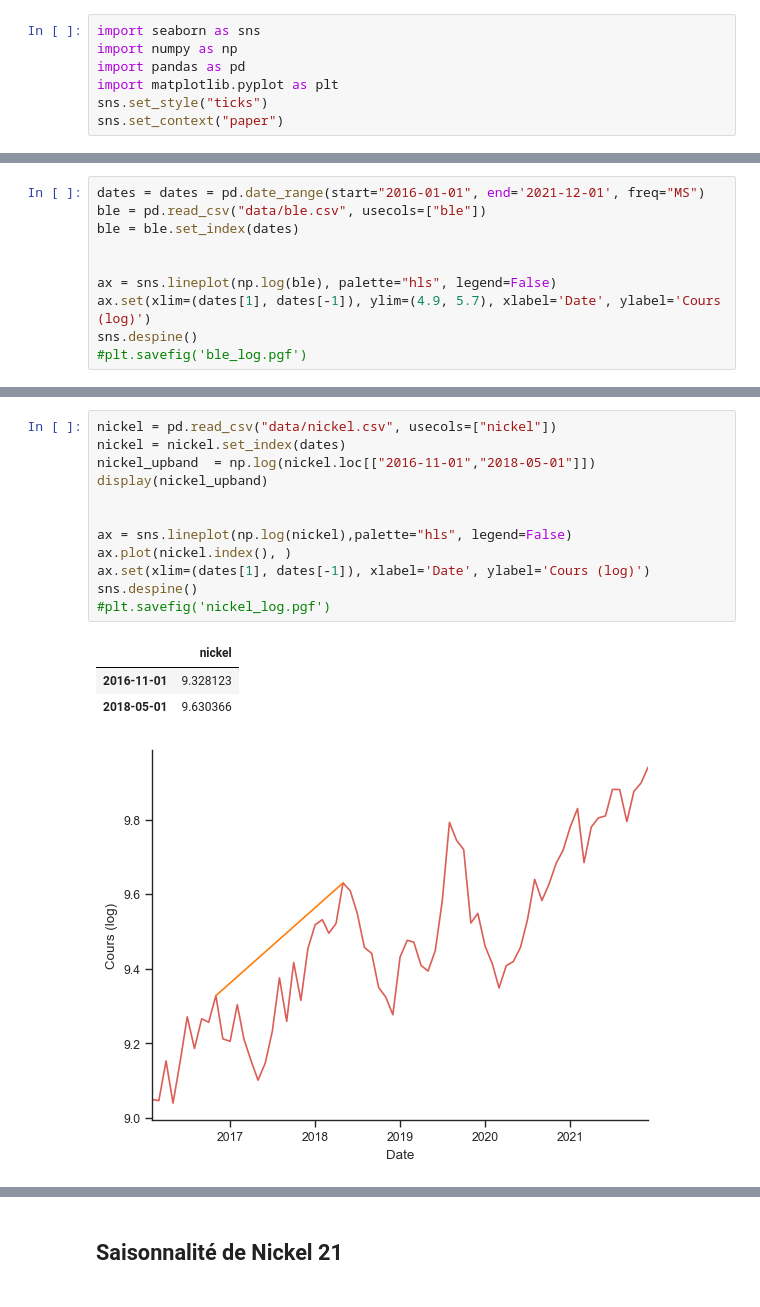
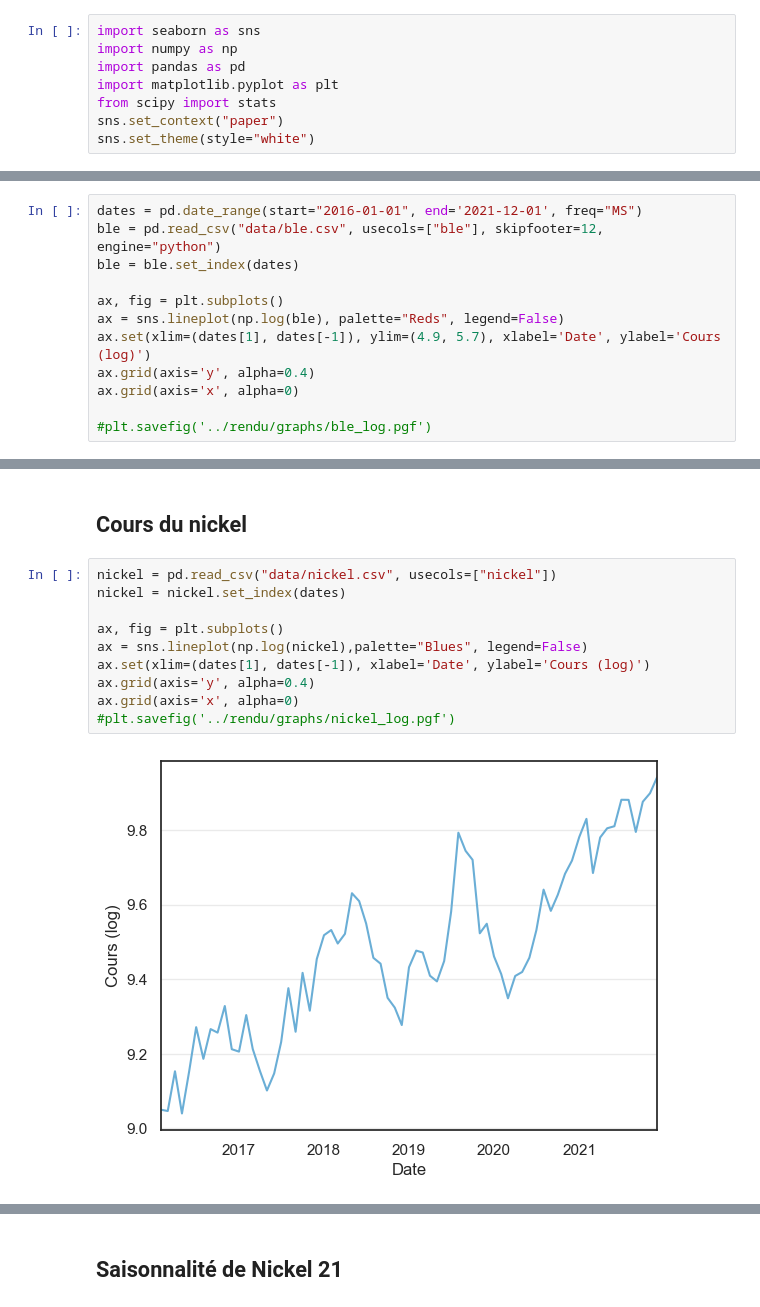
Before and after one commit to josephmosse/pea, a Jupyter notebook: arma/graph.ipynb, the cells around one changed output, grey strips where cells are left out. Saved outputs shown, nothing was run; the diff lists cells and outputs as text.

```diff
--- a/arma/graph.ipynb
+++ b/arma/graph.ipynb
@@ -3,5 +3,6 @@ import seaborn as sns
 import numpy as np
 import pandas as pd
 import matplotlib.pyplot as plt
-sns.set_style("ticks")
+from scipy import stats
 sns.set_context("paper")
+sns.set_theme(style="white")
@@ -8,11 +12,13 @@ sns.set_context("paper")
 # %%
-dates = dates = pd.date_range(start="2016-01-01", end='2021-12-01', freq="MS")
-ble = pd.read_csv("data/ble.csv", usecols=["ble"])
+dates = pd.date_range(start="2016-01-01", end='2021-12-01', freq="MS")
+ble = pd.read_csv("data/ble.csv", usecols=["ble"], skipfooter=12, engine="python")
 ble = ble.set_index(dates)
 
+ax, fig = plt.subplots()
+ax = sns.lineplot(np.log(ble), palette="Reds", legend=False)
+ax.set(xlim=(dates[1], dates[-1]), ylim=(4.9, 5.7), xlabel='Date', ylabel='Cours (log)')
+ax.grid(axis='y', alpha=0.4)
+ax.grid(axis='x', alpha=0)
 
-ax = sns.lineplot(np.log(ble), palette="hls", legend=False)
-ax.set(xlim=(dates[1], dates[-1]), ylim=(4.9, 5.7), xlabel='Date', ylabel='Cours (log)')
-sns.despine()
-#plt.savefig('ble_log.pgf')
+#plt.savefig('../rendu/graphs/ble_log.pgf')
 # %% [output]
@@ -20,18 +26,15 @@ sns.despine()
+# %% [markdown]
+## Cours du nickel
 # %%
 nickel = pd.read_csv("data/nickel.csv", usecols=["nickel"])
 nickel = nickel.set_index(dates)
-nickel_upband  = np.log(nickel.loc[["2016-11-01","2018-05-01"]])
-display(nickel_upband)
 
-
-ax = sns.lineplot(np.log(nickel),palette="hls", legend=False)
-ax.plot(nickel.index(), )
+ax, fig = plt.subplots()
+ax = sns.lineplot(np.log(nickel),palette="Blues", legend=False)
 ax.set(xlim=(dates[1], dates[-1]), xlabel='Date', ylabel='Cours (log)')
-sns.despine()
-#plt.savefig('nickel_log.pgf')
+ax.grid(axis='y', alpha=0.4)
+ax.grid(axis='x', alpha=0)
+#plt.savefig('../rendu/graphs/nickel_log.pgf')
 # %% [output]
-|  | nickel |
-| 2016-11-01 | 9.328123 |
-| 2018-05-01 | 9.630366 |
-[figure, old version]
+[figure, new version]
 # %%
```
Also changed, not shown: parts of 24 cells of this notebook, 52 other files.
